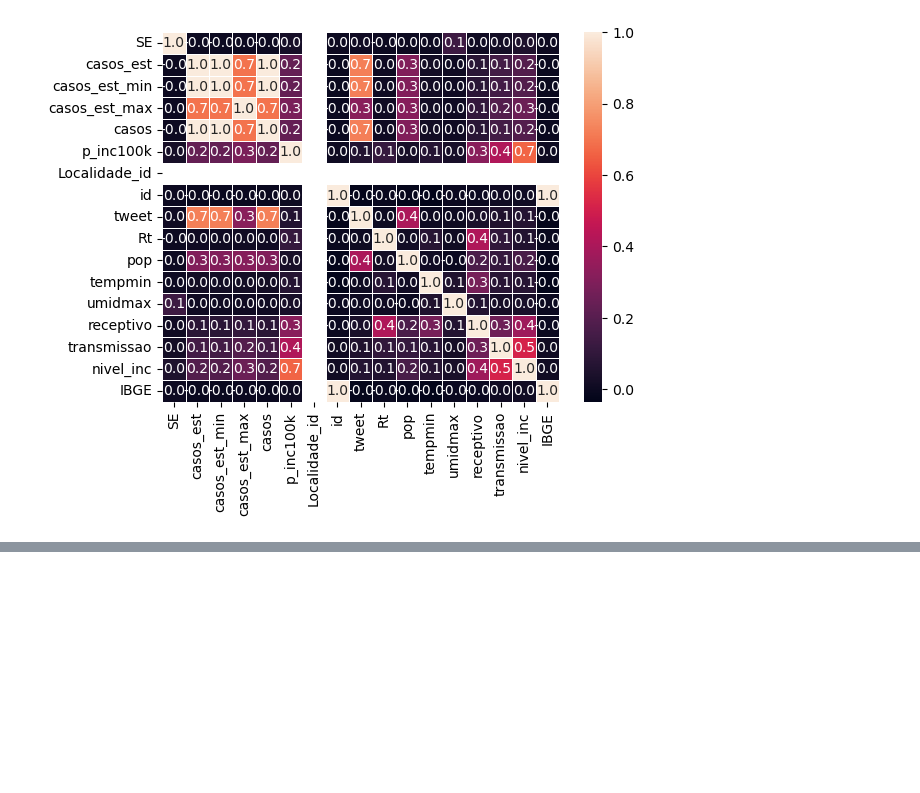
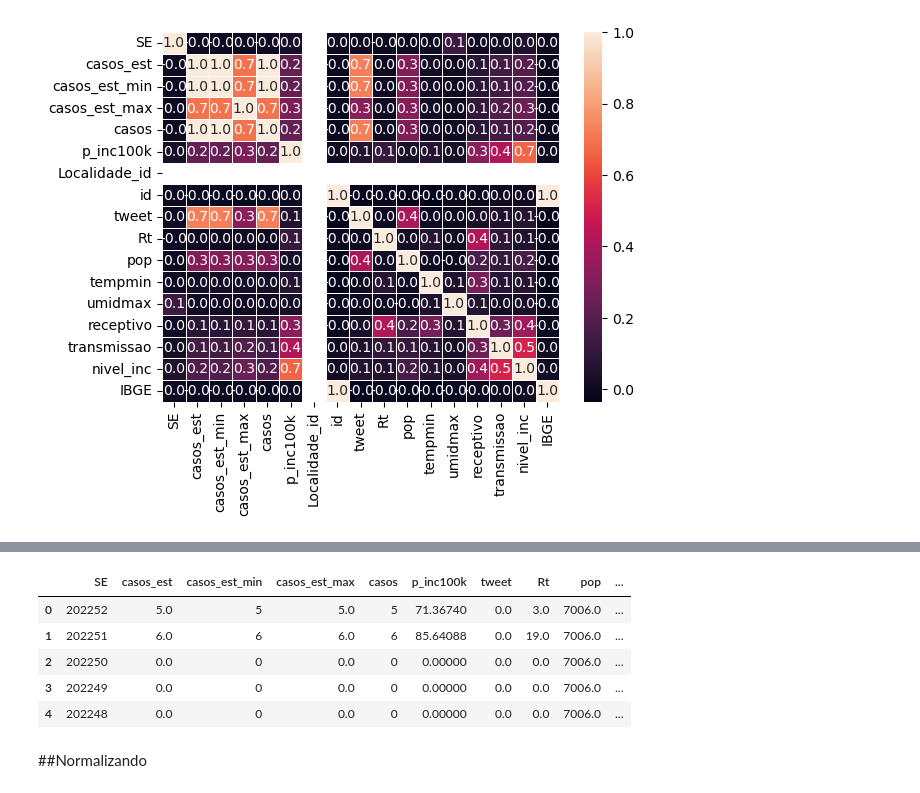
Before and after one commit to Aleomar15/TCC_Project, a Jupyter notebook: Untitled1.ipynb, the cells around one changed output, grey strips where cells are left out. Saved outputs shown, nothing was run; the diff lists cells and outputs as text; code cells hidden in the pictures; blank space fills up the shorter version.

```diff
--- a/Untitled1.ipynb
+++ b/Untitled1.ipynb
@@ -190,0 +191,11 @@ plot
+# %%
+df.head()
+# %% [output]
+|  | SE | casos_est | casos_est_min | casos_est_max | casos | p_inc100k | tweet | Rt | pop | ... |
+| 0 | 202252 | 5.0 | 5 | 5.0 | 5 | 71.36740 | 0.0 | 3.0 | 7006.0 | ... |
+| 1 | 202251 | 6.0 | 6 | 6.0 | 6 | 85.64088 | 0.0 | 19.0 | 7006.0 | ... |
+| 2 | 202250 | 0.0 | 0 | 0.0 | 0 | 0.00000 | 0.0 | 0.0 | 7006.0 | ... |
+| 3 | 202249 | 0.0 | 0 | 0.0 | 0 | 0.00000 | 0.0 | 0.0 | 7006.0 | ... |
+| 4 | 202248 | 0.0 | 0 | 0.0 | 0 | 0.00000 | 0.0 | 0.0 | 7006.0 | ... |
+# %% [markdown]
+##Normalizando
```
Also changed, not shown: parts of 13 cells of this notebook.
